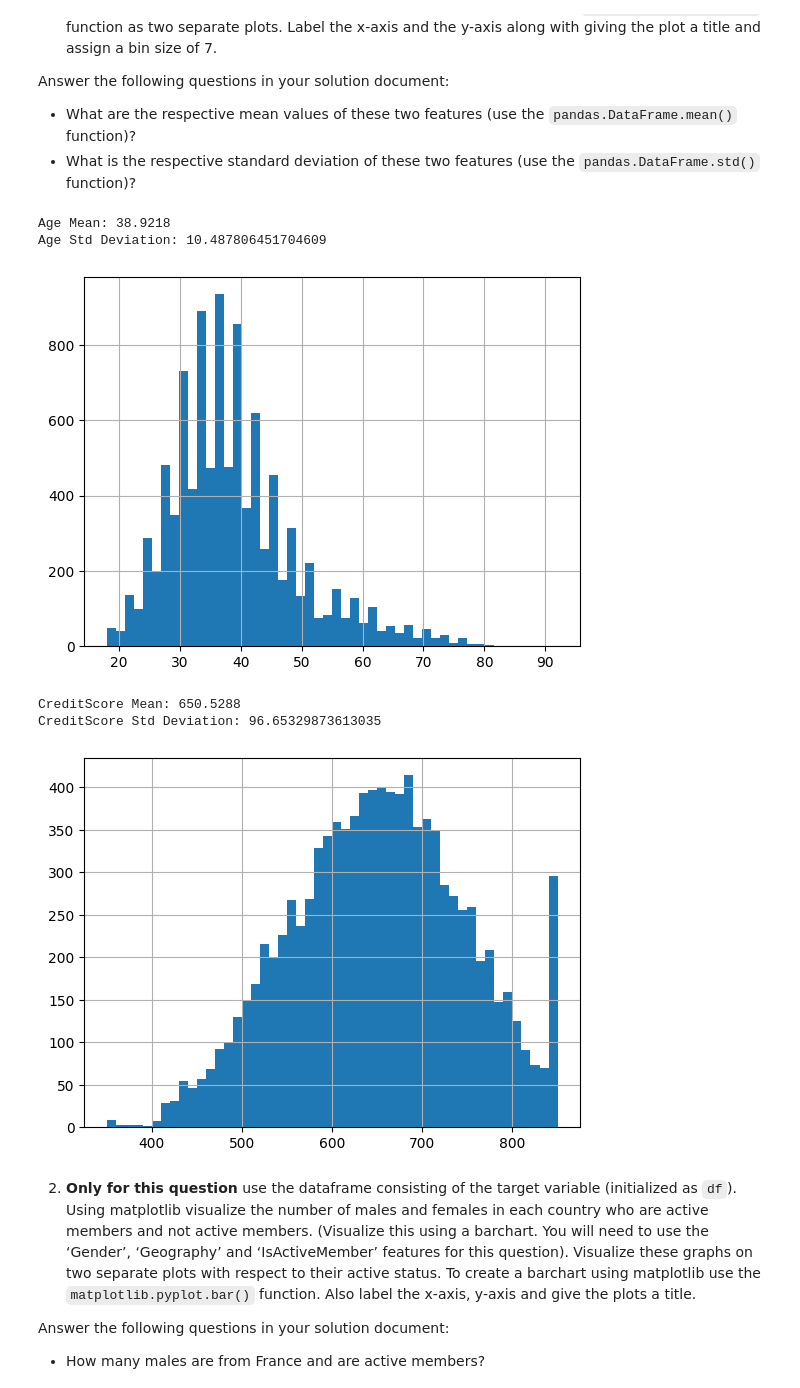
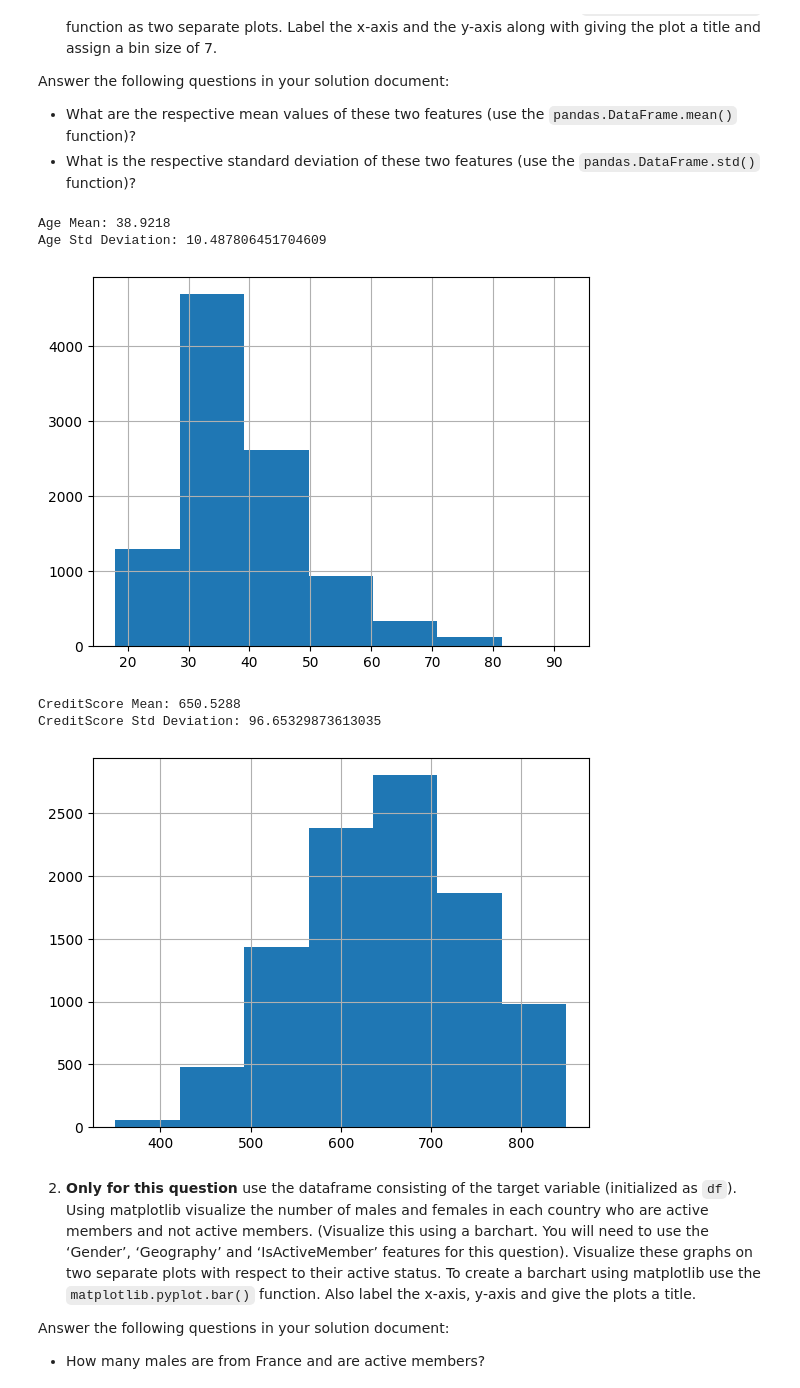
Before and after one commit to johnrizzo1/CS556, a Jupyter notebook: Rizzo_John_CS556_HW3/Q3/Q3.ipynb, the cells around one changed output. Cells and saved outputs as stored; diff of their text form; code cells hidden in the pictures.

```diff
--- a/Rizzo_John_CS556_HW3/Q3/Q3.ipynb
+++ b/Rizzo_John_CS556_HW3/Q3/Q3.ipynb
@@ -127,21 +127,21 @@ Answer the following questions in your solution document:
 - What are the respective mean values of these two features (use the `pandas.DataFrame.mean()` function)?
 - What is the respective standard deviation of these two features (use the `pandas.DataFrame.std()` function)?
 # %%
-X['Age'].hist(bins=50)
+X['Age'].hist(bins=7)
 print(f'Age Mean: {X['Age'].mean()}')
 print(f'Age Std Deviation: {X['Age'].std()}')
 # %% [output]
 Age Mean: 38.9218
 Age Std Deviation: 10.487806451704609
-[figure, old version]
+[figure, new version]
 # %%
-X['CreditScore'].hist(bins=50)
+X['CreditScore'].hist(bins=7)
 print(f'CreditScore Mean: {X['CreditScore'].mean()}')
 print(f'CreditScore Std Deviation: {X['CreditScore'].std()}')
 # %% [output]
 CreditScore Mean: 650.5288
 CreditScore Std Deviation: 96.65329873613035
-[figure, old version]
+[figure, new version]
 # %% [markdown]
 2. **Only for this question** use the dataframe consisting of the target variable (initialized as `df`). Using matplotlib visualize the number of males and females in each country who are active members and not active members. (Visualize this using a barchart. You will need to use the ‘Gender’, ‘Geography’ and ‘IsActiveMember’ features for this question). Visualize these graphs on two separate plots with respect to their active status. To create a barchart using matplotlib use the `matplotlib.pyplot.bar()` function. Also label the x-axis, y-axis and give the plots a title.
 
```
Also changed, not shown: parts of 7 cells of this notebook, 8 other files.
